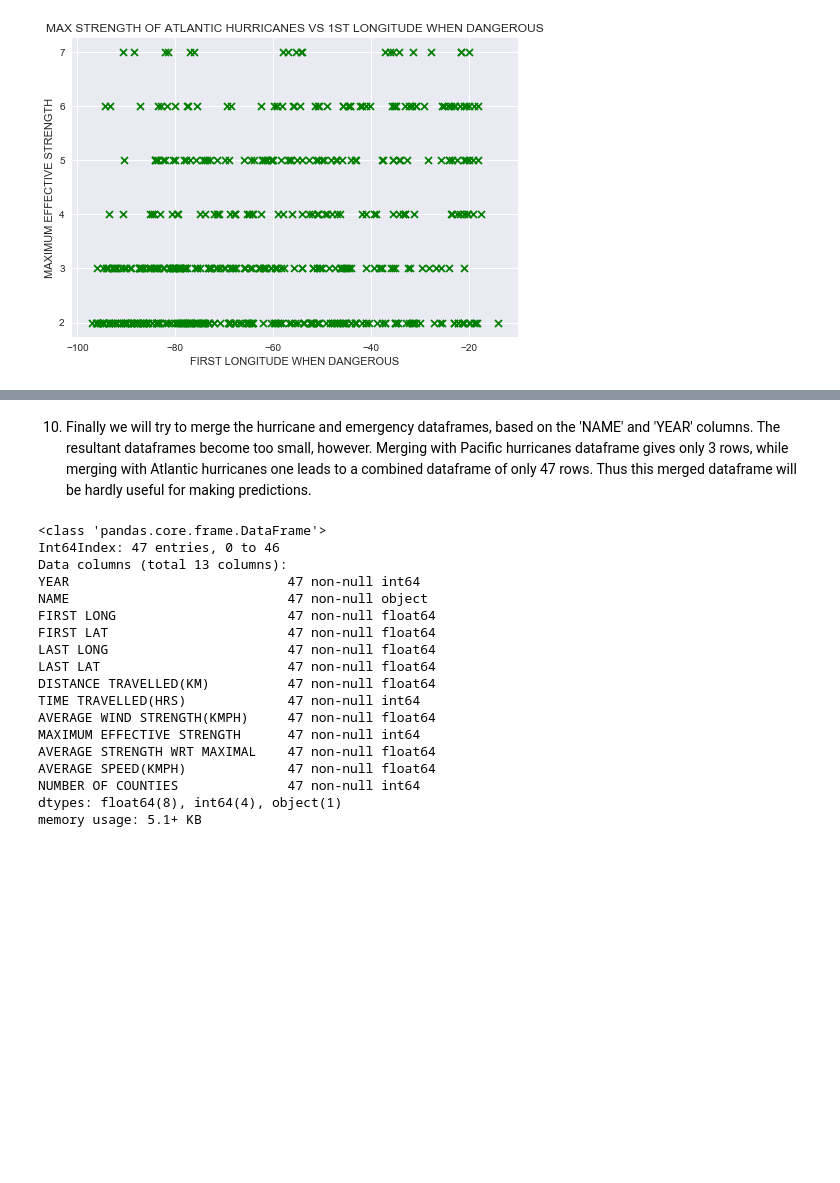
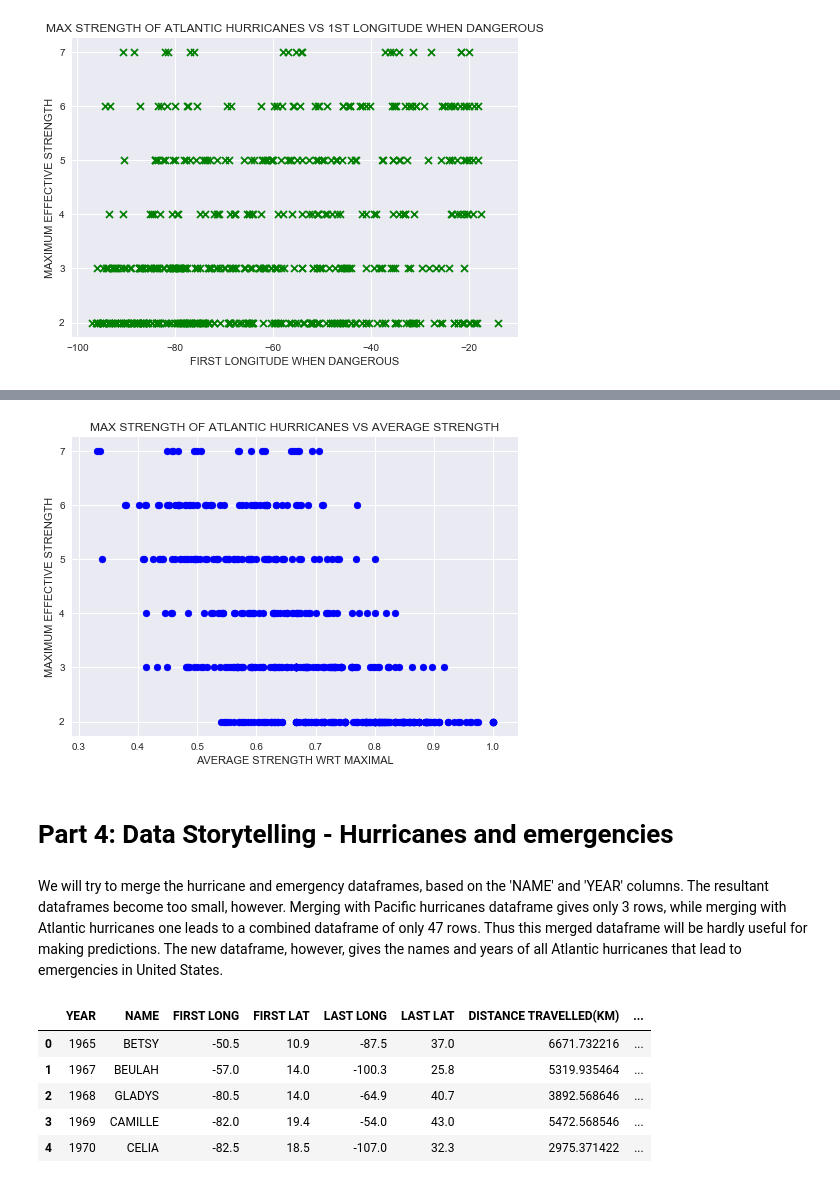
Before and after one commit to DenisDalidovich/SpringboardCapstoneProject1, a Jupyter notebook: Hurricanes_Data_Wrangling&Storytelling.ipynb, the cells around one changed output, grey strips where cells are left out. Cells and saved outputs as stored; diff of their text form; code cells hidden in the pictures; blank space fills up the shorter version.

```diff
--- a/Hurricanes_Data_Wrangling&Storytelling.ipynb
+++ b/Hurricanes_Data_Wrangling&Storytelling.ipynb
@@ -752,27 +767,31 @@ ff4d.savefig('max_Atl_str_vs_first_long.pdf')
+# %%
+ff5b = plt.figure()
+
+plt.scatter(x = df_Atl_new['AVERAGE STRENGTH WRT MAXIMAL'],
+            y = df_Atl_new['MAXIMUM EFFECTIVE STRENGTH'], marker = 'o', c = 'b')
+plt.xlabel('AVERAGE STRENGTH WRT MAXIMAL')
+plt.ylabel('MAXIMUM EFFECTIVE STRENGTH')
+plt.title('MAX STRENGTH OF ATLANTIC HURRICANES VS AVERAGE STRENGTH')
+plt.show()
+
+ff5b.savefig('max_Atl_str_vs_average_str.pdf')
+# %% [output]
+[figure, added]
+# %% [markdown]
+# Part 4: Data Storytelling - Hurricanes and emergencies
 # %% [markdown]
-10) Finally we will try to merge the hurricane and emergency dataframes, based on the 'NAME' and 'YEAR' columns. The resultant dataframes become too small, however. Merging with Pacific hurricanes dataframe gives only 3 rows, while merging with Atlantic hurricanes one leads to a combined dataframe of only 47 rows. Thus this merged dataframe will be hardly useful for making predictions.
+ We will try to merge the hurricane and emergency dataframes, based on the 'NAME' and 'YEAR' columns. The resultant dataframes become too small, however. Merging with Pacific hurricanes dataframe gives only 3 rows, while merging with Atlantic hurricanes one leads to a combined dataframe of only 47 rows. Thus this merged dataframe will be hardly useful for making predictions.
+The new dataframe, however, gives the names and years of all Atlantic hurricanes that lead to emergencies in United States.
 # %%
 #df_merge = pd.merge(df_Pac_new, df_emerg_new, on = ['YEAR', 'NAME'], how = 'inner')
 df_merge = pd.merge(df_Atl_new, df_emerg_new, on = ['YEAR', 'NAME'], how = 'inner')
 
-df_merge.info()
-#df_merge
+#df_merge.info()
+df_merge.head()
 # %% [output]
-<class 'pandas.core.frame.DataFrame'>
-Int64Index: 47 entries, 0 to 46
-Data columns (total 13 columns):
-YEAR                            47 non-null int64
-NAME                            47 non-null object
-FIRST LONG                      47 non-null float64
-FIRST LAT                       47 non-null float64
-LAST LONG                       47 non-null float64
-LAST LAT                        47 non-null float64
-DISTANCE TRAVELLED(KM)          47 non-null float64
-TIME TRAVELLED(HRS)             47 non-null int64
-AVERAGE WIND STRENGTH(KMPH)     47 non-null float64
-MAXIMUM EFFECTIVE STRENGTH      47 non-null int64
-AVERAGE STRENGTH WRT MAXIMAL    47 non-null float64
-AVERAGE SPEED(KMPH)             47 non-null float64
-NUMBER OF COUNTIES              47 non-null int64
-dtypes: float64(8), int64(4), object(1)
-memory usage: 5.1+ KB
+|  | YEAR | NAME | FIRST LONG | FIRST LAT | LAST LONG | LAST LAT | DISTANCE TRAVELLED(KM) | ... |
+| 0 | 1965 | BETSY | -50.5 | 10.9 | -87.5 | 37.0 | 6671.732216 | ... |
+| 1 | 1967 | BEULAH | -57.0 | 14.0 | -100.3 | 25.8 | 5319.935464 | ... |
+| 2 | 1968 | GLADYS | -80.5 | 14.0 | -64.9 | 40.7 | 3892.568646 | ... |
+| 3 | 1969 | CAMILLE | -82.0 | 19.4 | -54.0 | 43.0 | 5472.568546 | ... |
+| 4 | 1970 | CELIA | -82.5 | 18.5 | -107.0 | 32.3 | 2975.371422 | ... |
```
Also changed, not shown: parts of 19 cells of this notebook.
